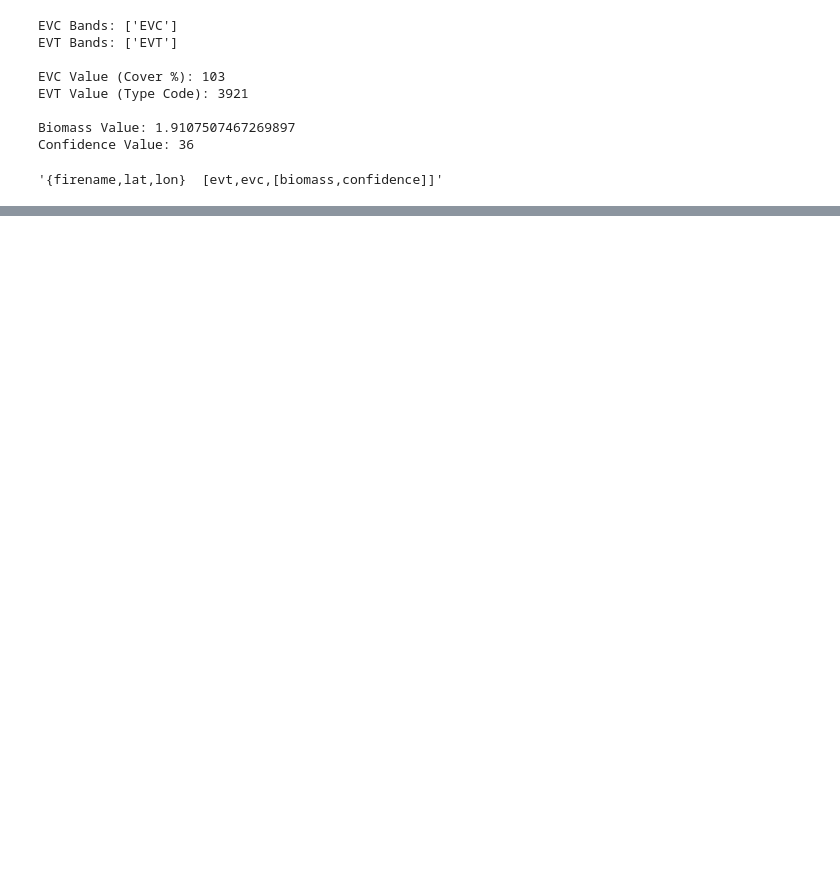
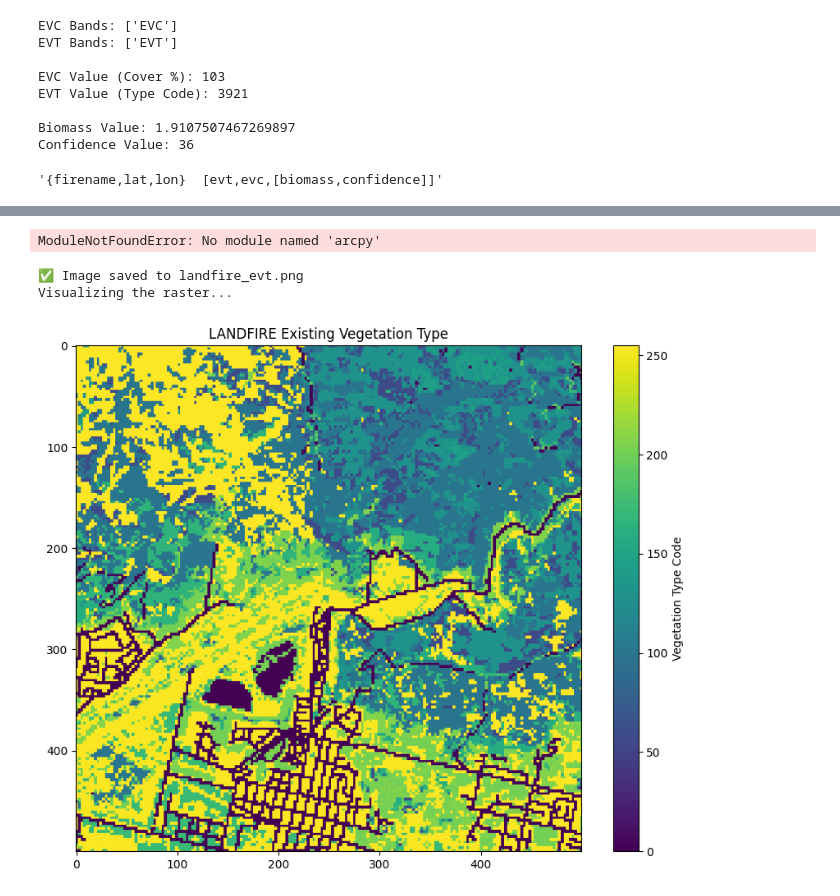
Before and after one commit to kevinroman0/fuzz, a Jupyter notebook: r1.ipynb, the cells around one changed output, grey strips where cells are left out. Cells and saved outputs as stored; diff of their text form; code cells hidden in the pictures; blank space fills up the shorter version.

Commit message:
experimental data

```diff
--- a/r1.ipynb
+++ b/r1.ipynb
@@ -167,2 +264,77 @@ Confidence Value: 36
 # %%
-''
+# %% [output]
+ModuleNotFoundError: No module named 'arcpy'
+# %%
+from arcgis.gis import GIS
+from arcgis.raster import ImageryLayer
+import numpy as np
+import rasterio
+from io import BytesIO
+import matplotlib.pyplot as plt
+
+# Connect to GIS (no credentials needed for public service)
+gis = GIS()
+
+# LANDFIRE Existing Vegetation Type service
+url = "https://apps.fs.usda.gov/fsgisx01/rest/services/RDW_Landfire/US_ExistingVegType_v200/ImageServer"
+layer = ImageryLayer(url, gis)
+
+# Define your point and area of interest
+x = -117.91049
+y = 34.160265
+acres_burned = 4237
+meters_burned = 4046 * acres_burned
+r = (meters_burned / np.pi) ** 0.5  # radius in meters
+
+# Convert meters to degrees
+meters_per_degree_lat = 111320
+meters_per_degree_lon = meters_per_degree_lat * np.cos(np.radians(y))
+r_deg_lat = r / meters_per_degree_lat
+r_deg_lon = r / meters_per_degree_lon
+
+extent = {
+    "xmin": x - r_deg_lon,
+    "ymin": y - r_deg_lat,
+    "xmax": x + r_deg_lon,
+    "ymax": y + r_deg_lat,
+    "spatialReference": {"wkid": 4326}
+}
+
+try:
+    # Correct export_image usage
+    img_data = layer.export_image(
+        bbox=extent,
+        size=[500, 500],
+        f='image',  # This is the correct parameter for format
+        rendering_rule={"rasterFunction": "None"}
+    )
+
+    if img_data:
+        # Save to file (as PNG since that's what we're getting)
+        output_path = "landfire_evt.png"
+        with open(output_path, "wb") as f:
+            f.write(img_data)
+        print(f"✅ Image saved to {output_path}")
+
+        # Visualize
+        print("Visualizing the raster...")
+        with rasterio.open(output_path) as src:
+            raster = src.read(1)
+
+            plt.figure(figsize=(10, 8))
+            img = plt.imshow(raster, cmap='viridis')
+            plt.colorbar(img, label="Vegetation Type Code")
+            plt.title("LANDFIRE Existing Vegetation Type")
+            plt.show()
+
+except Exception as e:
+    print(f"Error: {str(e)}")
+    print("Alternative approaches:")
+    print("1. Try using the export() method instead of export_image()")
+    print("2. Access the service through ArcGIS Online web interface")
+    print("3. Use the REST endpoint directly with requests:")
+    print(f"   {url}/exportImage?bbox={extent['xmin']},{extent['ymin']},{extent['xmax']},{extent['ymax']}&size=500,500&f=image")
+# %% [output]
+✅ Image saved to landfire_evt.png
+Visualizing the raster...
+[figure, added]
```
Also changed, not shown: parts of 6 cells of this notebook, 2 other files.
